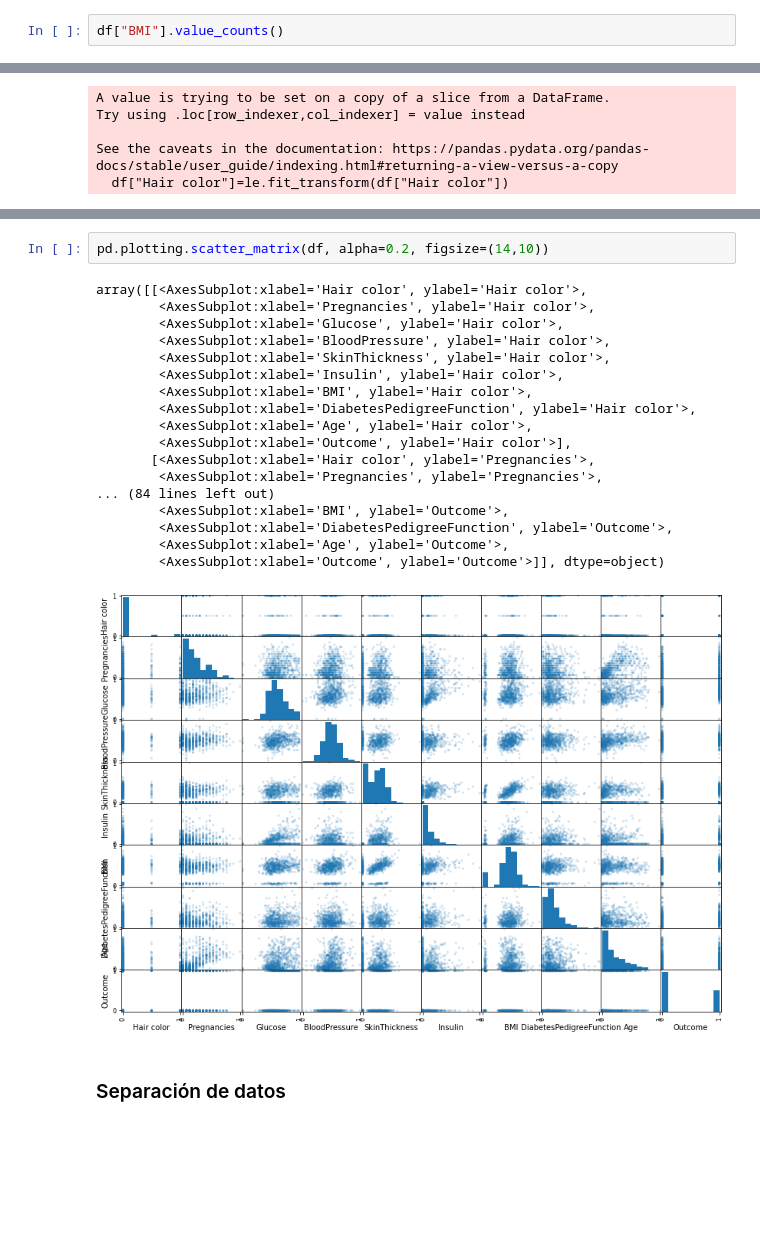
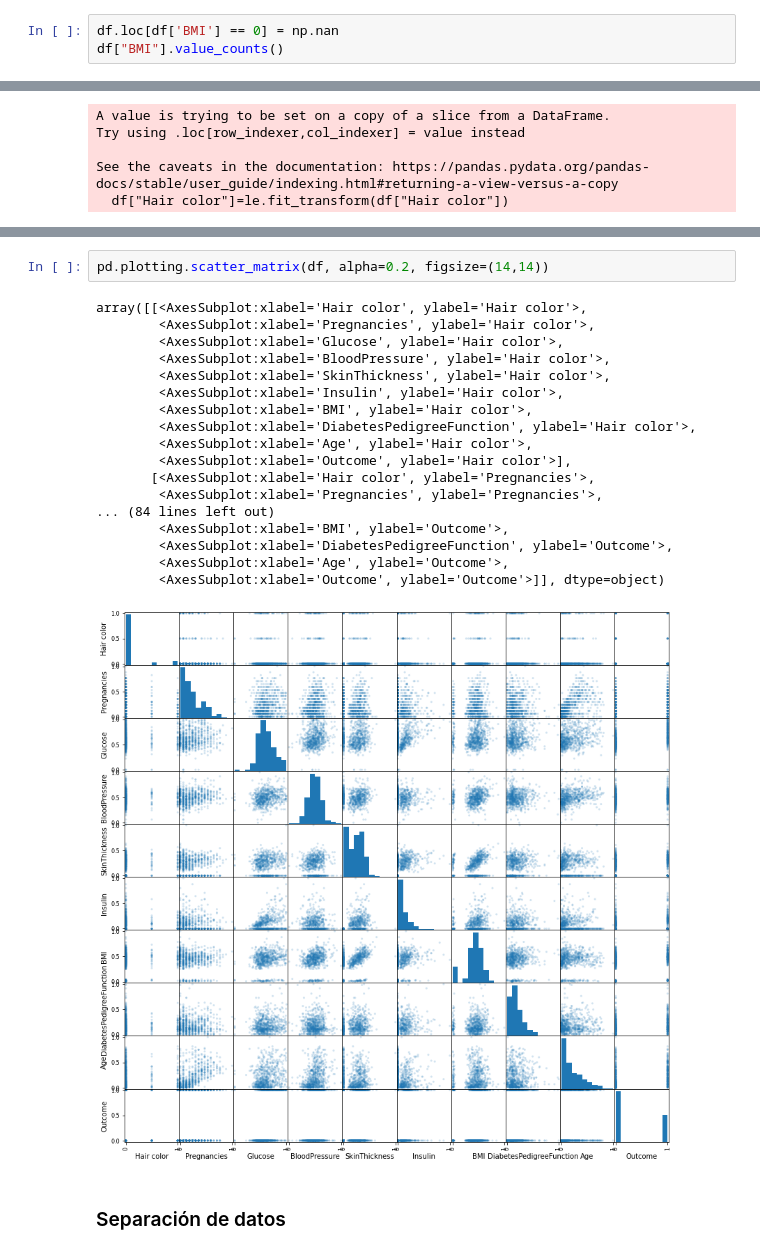
Before and after one commit to malvarezg1/BI, a Jupyter notebook: Laboratorio1.ipynb, the cells around one changed output, grey strips where cells are left out. Cells and saved outputs as stored; diff of their text form; blank space fills up the shorter version.

```diff
--- a/Laboratorio1.ipynb
+++ b/Laboratorio1.ipynb
@@ -180,5 +180,6 @@ array([  0.,  94., 168.,  88., 543., 846., 175., 230.,  83.,  96., 235.,
         41., 272., 321., 144.,  15., 183.,  91.,  46., 440., 159., 540.,
        200., 335., 387.,  22., 291., 392., 178., 127., 510.,  16., 112.])
 # %%
+df.loc[df['BMI'] == 0] = np.nan
 df["BMI"].value_counts()
 # %% [output]
@@ -278,24 +279,24 @@ df
 # %%
-pd.plotting.scatter_matrix(df, alpha=0.2, figsize=(14,10))
+pd.plotting.scatter_matrix(df, alpha=0.2, figsize=(14,14))
 # %% [output]
 array([[<AxesSubplot:xlabel='Hair color', ylabel='Hair color'>,
         <AxesSubplot:xlabel='Pregnancies', ylabel='Hair color'>,
         <AxesSubplot:xlabel='Glucose', ylabel='Hair color'>,
         <AxesSubplot:xlabel='BloodPressure', ylabel='Hair color'>,
         <AxesSubplot:xlabel='SkinThickness', ylabel='Hair color'>,
         <AxesSubplot:xlabel='Insulin', ylabel='Hair color'>,
         <AxesSubplot:xlabel='BMI', ylabel='Hair color'>,
         <AxesSubplot:xlabel='DiabetesPedigreeFunction', ylabel='Hair color'>,
         <AxesSubplot:xlabel='Age', ylabel='Hair color'>,
         <AxesSubplot:xlabel='Outcome', ylabel='Hair color'>],
        [<AxesSubplot:xlabel='Hair color', ylabel='Pregnancies'>,
         <AxesSubplot:xlabel='Pregnancies', ylabel='Pregnancies'>,
 ... (84 lines left out)
         <AxesSubplot:xlabel='BMI', ylabel='Outcome'>,
         <AxesSubplot:xlabel='DiabetesPedigreeFunction', ylabel='Outcome'>,
         <AxesSubplot:xlabel='Age', ylabel='Outcome'>,
         <AxesSubplot:xlabel='Outcome', ylabel='Outcome'>]], dtype=object)
-[figure, old version]
+[figure, new version]
 # %% [markdown]
 ### Separación de datos
 # %%
```
Also changed, not shown: parts of 13 cells of this notebook.
